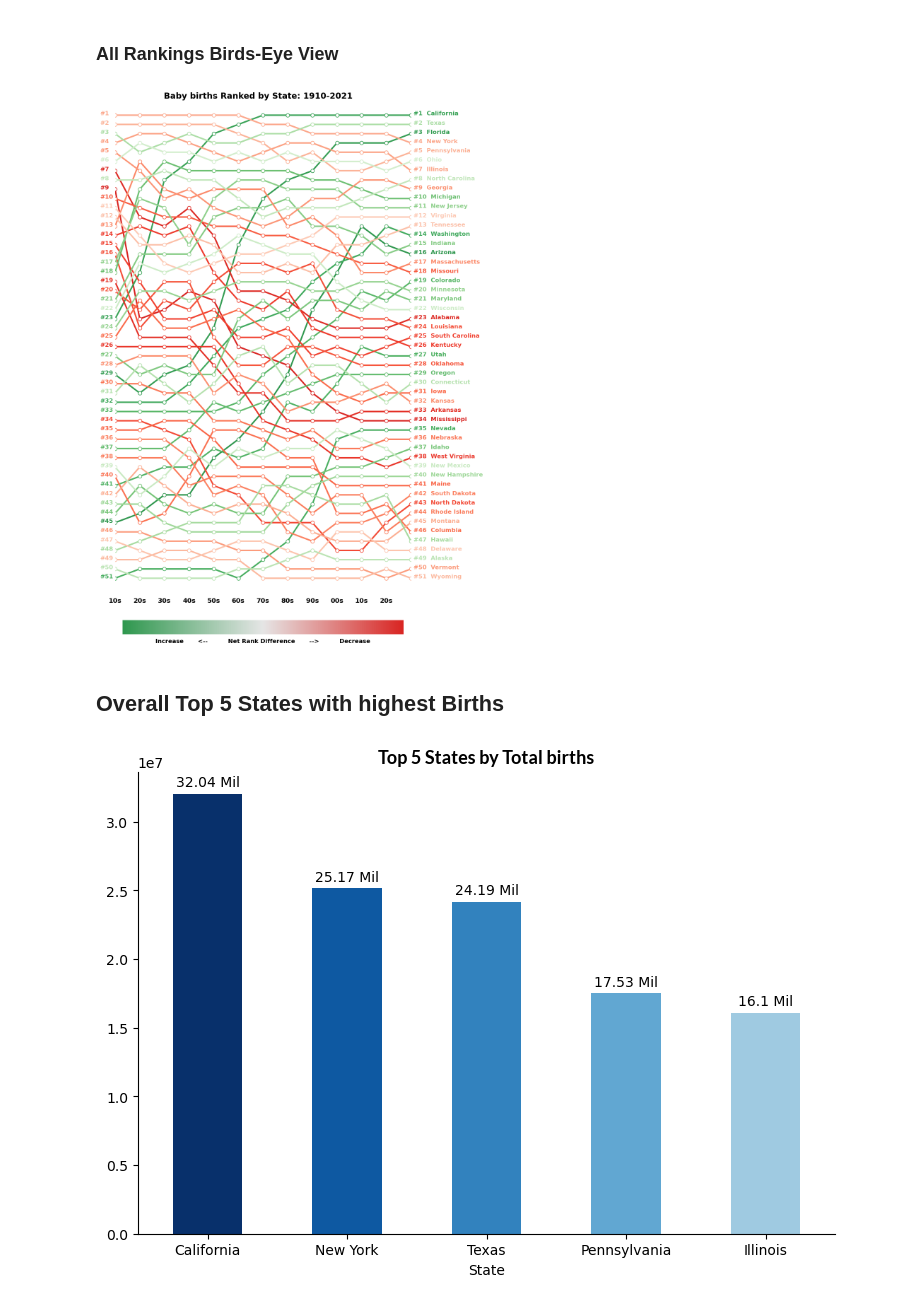
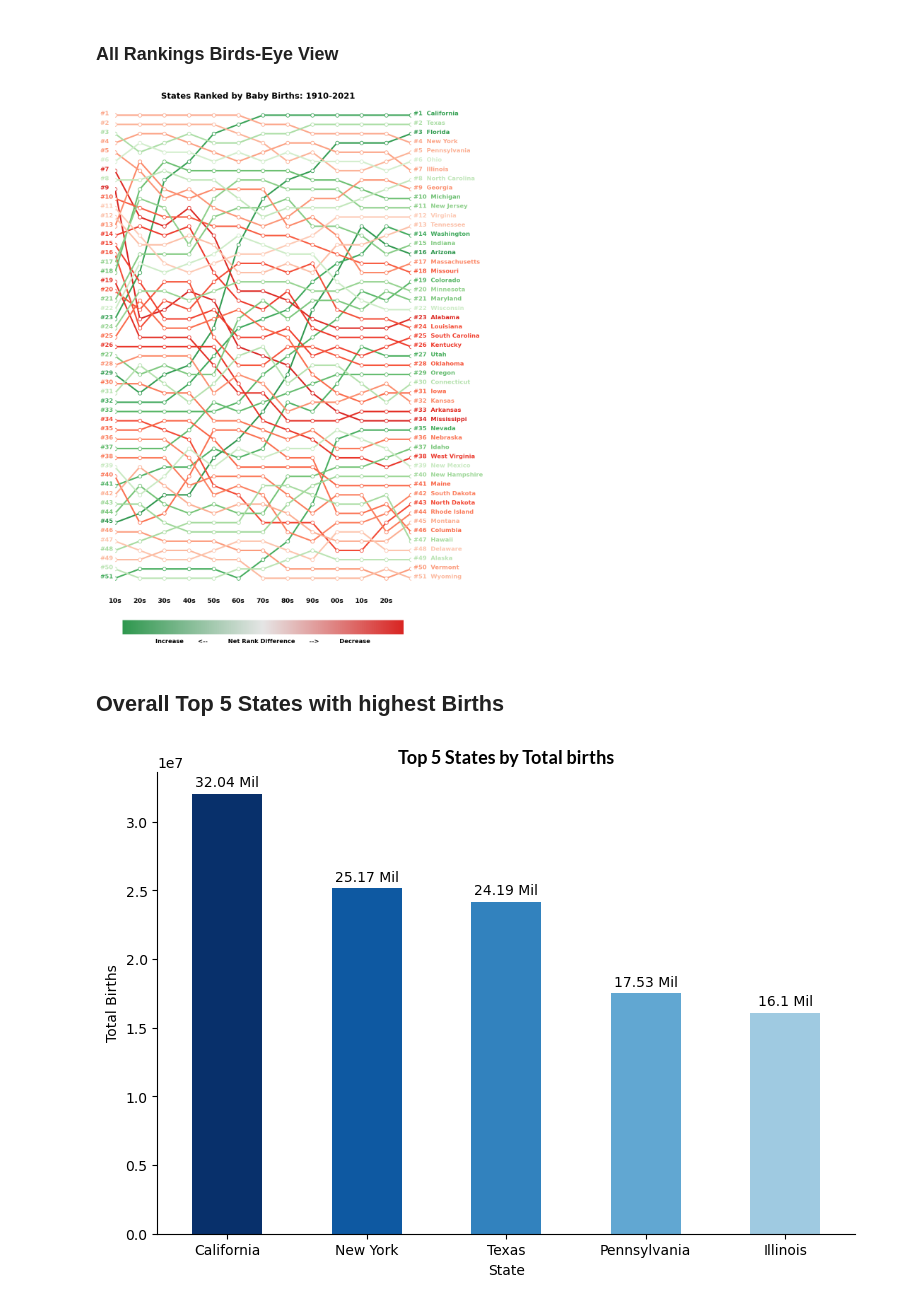
Before and after one commit to numanwaziri/NamingPatterns-Analysis, a Jupyter notebook: Analysis.ipynb, the cells around one changed output. Saved outputs shown, nothing was run; the diff lists cells and outputs as text; code cells hidden in the pictures.

Commit message:
Start baby names analysis

```diff
--- a/Analysis.ipynb
+++ b/Analysis.ipynb
@@ -258,7 +258,7 @@ n = ranked.apply(lambda x: x[0]-x[-1]).abs().nlargest(51)
 
 # Create a figure with subplots
 fig, axes = plt.subplots(1, 1, figsize=(9, 0.33*len(n)), sharey=True, dpi=120)
-fig.suptitle('Baby births Ranked by State: 1910-2021', fontsize=14,weight="bold")
+fig.suptitle('States Ranked by Baby Births: 1910-2021', fontsize=14,weight="bold")
 plt.subplots_adjust(top=0.98)
 # plt.title('(Greens) End up ranking higher than where they started', fontsize=12,color="#2E8B57")
 j,k =0,0
@@ -308,24 +308,24 @@ cbar.set_label('Increase       <--          Net Rank Difference       -->
 cbar.outline.set_visible(False)
 # plt.tight_layout()
 # %% [output]
-[figure, old version]
+[figure, new version]
 # %% [markdown]
 ## Overall Top 5 States with highest Births
 # %%
 data = df.groupby('State').Births.sum().nlargest(5)
 # Define the number of colors needed
 num_colors = 5
 
 # Generate a color map
 cmap = plt.get_cmap('Blues_r')
 
-ax = data.plot.bar(color =[cmap(i*40) for i in range(num_colors)],figsize=(9,6))
+ax = data.plot.bar(color =[cmap(i*40) for i in range(num_colors)],figsize=(9,6),ylabel="Total Births")
 sns.despine()
 
 plt.title("Top 5 States by Total births",fontdict=font,size=13)
 ax.set_xticklabels(ax.get_xticklabels(), rotation=0)
 
 for bar in ax.patches:
     plt.text(bar.get_x()+bar.get_width()/2,bar.get_height()+0.5e6,str(round(bar.get_height()/1000000,2))+" Mil",ha="center")
 # %% [output]
-[figure, old version]
+[figure, new version]
```
Also changed, not shown: parts of 7 cells of this notebook.
